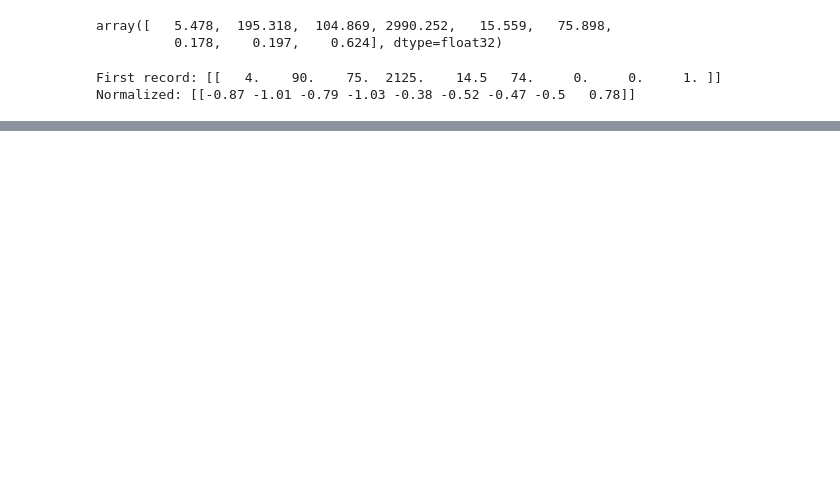
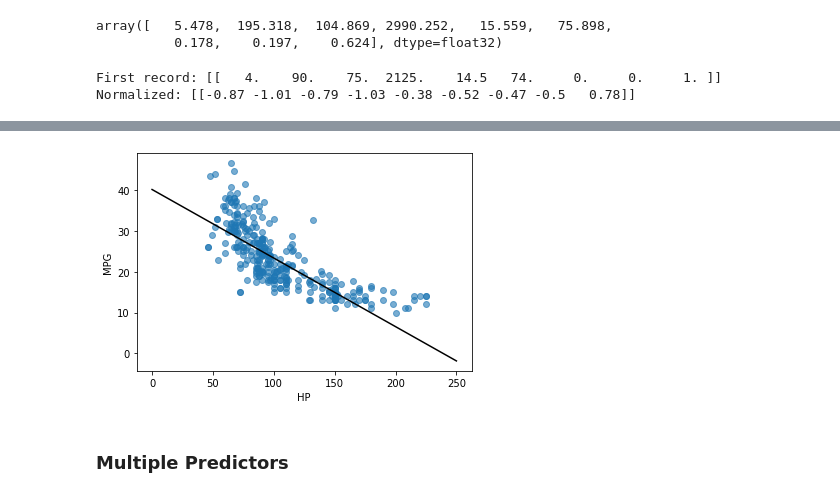
Before and after one commit to damiansp/neuralNet, a Jupyter notebook: python/tensorflow/docs/tutorial/beginner/03_basic_regression.py.ipynb, the cells around one changed output, grey strips where cells are left out. Cells and saved outputs as stored; diff of their text form; code cells hidden in the pictures; blank space fills up the shorter version.

```diff
--- a/python/tensorflow/docs/tutorial/beginner/03_basic_regression.py.ipynb
+++ b/python/tensorflow/docs/tutorial/beginner/03_basic_regression.py.ipynb
@@ -118,0 +199,16 @@ Normalized: [[-0.87 -1.01 -0.79 -1.03 -0.38 -0.52 -0.47 -0.5   0.78]]
+# %%
+x = tf.linspace(0., 250, 251)
+y = hp_mod.predict(x)
+# %%
+def plot_pred(x, pred):
+    plt.scatter(
+        train_features.horsepower, train_labels, label='data', alpha=0.6)
+    plt.plot(x, y, color='k', label='predictions')
+    plt.xlabel('HP')
+    plt.ylabel('MPG')
+# %%
+plot_pred(x, y)
+# %% [output]
+[figure, added]
+# %% [markdown]
+### Multiple Predictors
```
Also changed, not shown: parts of 11 cells of this notebook.
